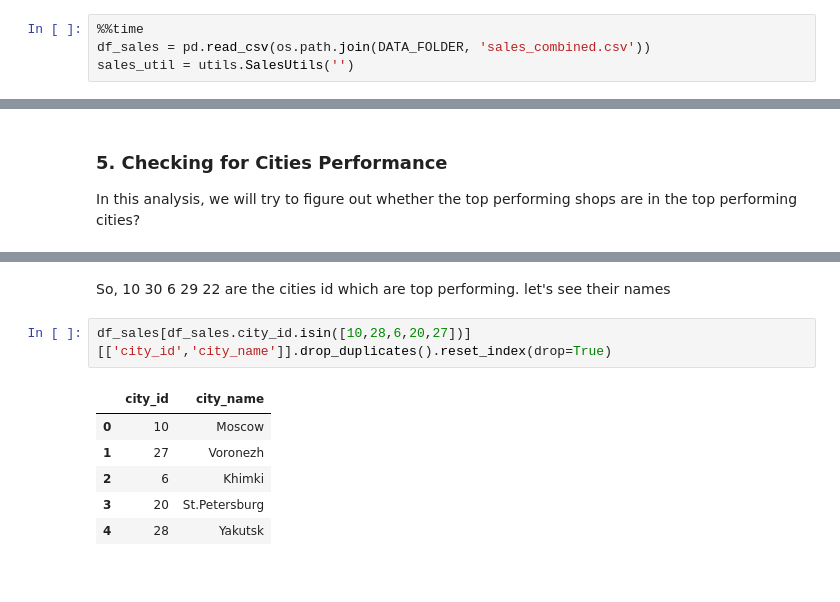
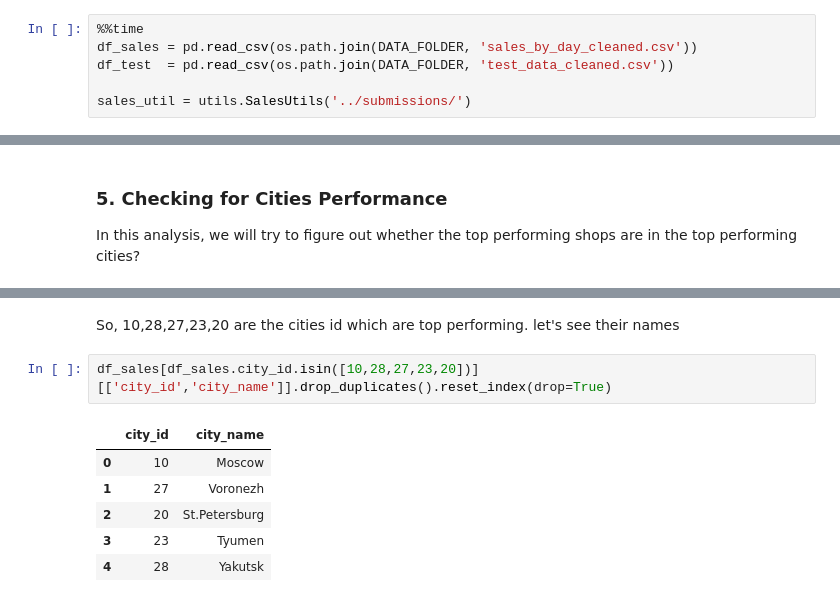
Before and after one commit to rfhussain/py4ds_final_project, a Jupyter notebook: src/eda.ipynb, the cells around one changed output, grey strips where cells are left out. Cells and saved outputs as stored; diff of their text form.

```diff
--- a/src/eda.ipynb
+++ b/src/eda.ipynb
@@ -17,6 +18,8 @@ import utils
 ### 1. Read the last saved file
 # %%
 %%time
-df_sales = pd.read_csv(os.path.join(DATA_FOLDER, 'sales_combined.csv'))
-sales_util = utils.SalesUtils('')
+df_sales = pd.read_csv(os.path.join(DATA_FOLDER, 'sales_by_day_cleaned.csv'))
+df_test  = pd.read_csv(os.path.join(DATA_FOLDER, 'test_data_cleaned.csv'))
+
+sales_util = utils.SalesUtils('../submissions/')
 # %% [output]
@@ -96,11 +119,11 @@ top 5 cities are : [10 28 20 27  3]
 # %% [markdown]
-So, 10 30  6 29 22 are the cities id which are top performing. let's see their names
+So, 10,28,27,23,20 are the cities id which are top performing. let's see their names
 # %%
-df_sales[df_sales.city_id.isin([10,28,6,20,27])][['city_id','city_name']].drop_duplicates().reset_index(drop=True)
+df_sales[df_sales.city_id.isin([10,28,27,23,20])][['city_id','city_name']].drop_duplicates().reset_index(drop=True)
 # %% [output]
 |  | city_id | city_name |
 | 0 | 10 | Moscow |
 | 1 | 27 | Voronezh |
-| 2 | 6 | Khimki |
-| 3 | 20 | St.Petersburg |
+| 2 | 20 | St.Petersburg |
+| 3 | 23 | Tyumen |
 | 4 | 28 | Yakutsk |
```
Also changed, not shown: parts of 52 cells of this notebook, 4 other files.
